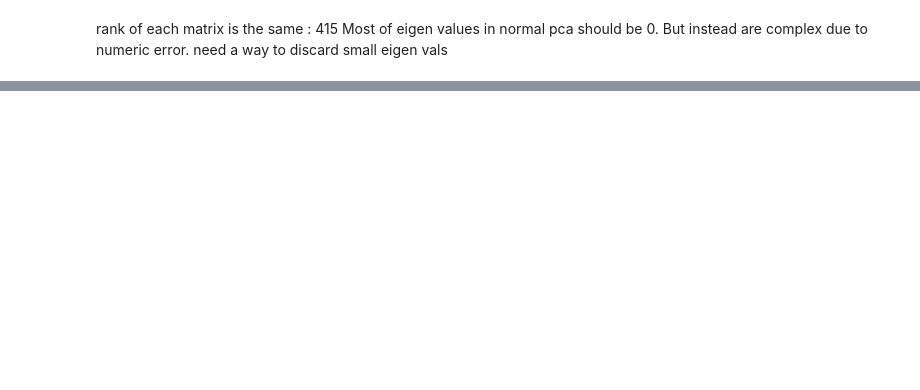
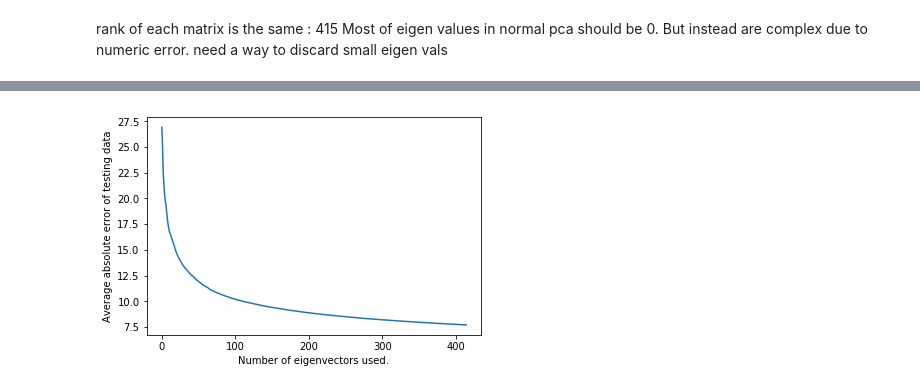
Before and after one commit to jonmcwong/pattern_recog_cw1, a Jupyter notebook: question1/working_version_1.ipynb, the cells around one changed output, grey strips where cells are left out. Drawn from its saved outputs; the diff is of its cells as text; code cells hidden in the pictures; blank space fills up the shorter version.

```diff
--- a/question1/working_version_1.ipynb
+++ b/question1/working_version_1.ipynb
@@ -165,0 +63,4 @@ mean pixel error:  2.058567171627294
+# %%
+plot_err(training_data, testing_data, mean_face, u_norm, 0)
+# %% [output]
+[figure, added]
```
Also changed, not shown: parts of 22 cells of this notebook, 5 other files.
